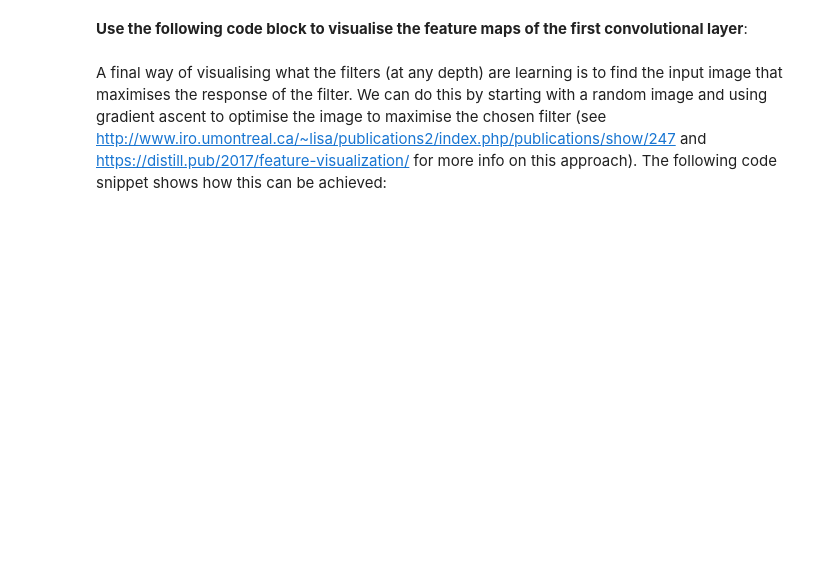
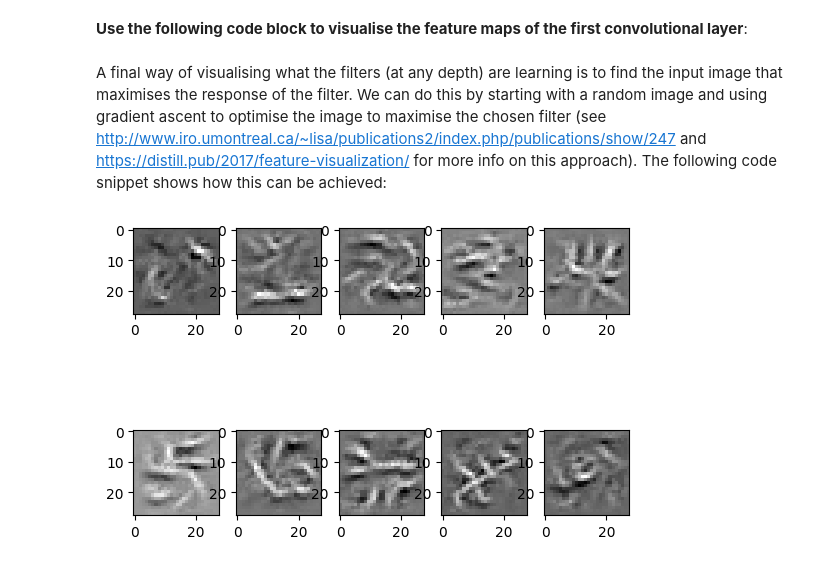
Before and after one commit to AndreiS22/deep_learning_labs, a Jupyter notebook: docs/labs/lab5/5_3_Visualise.ipynb, the cells around one changed output. Drawn from its saved outputs; the diff is of its cells as text; code cells hidden in the pictures; blank space fills up the shorter version.

Commit message:
Completed 5_3 Visualise

```diff
--- a/docs/labs/lab5/5_3_Visualise.ipynb
+++ b/docs/labs/lab5/5_3_Visualise.ipynb
@@ -71,12 +71,33 @@ We'll start by doing a few imports and then loading our pre-trained model. Once
 
 import torch
 import torch.nn.functional as F
+import torchvision.transforms as transforms
+import torchbearer
+from torch import nn
+from torch import optim
+from torch.utils.data import DataLoader
+from torchvision.datasets import MNIST
+from torchbearer import Trial
 import matplotlib.pyplot as plt
-from torch import nn
 
-import torch
-import torch.nn.functional as F
-from torch import nn
+# fix random seed for reproducibility
+seed = 7
+torch.manual_seed(seed)
+torch.backends.cudnn.deterministic = True
+
+# convert each image to tensor format
+transform = transforms.Compose([
+    transforms.ToTensor()  # convert to tensor
+])
+
+# load data
+trainset = MNIST(".", train=True, download=True, transform=transform)
+testset = MNIST(".", train=False, download=True, transform=transform)
+
+# create data loaders
+trainloader = DataLoader(trainset, batch_size=128, shuffle=True)
+testloader = DataLoader(testset, batch_size=128, shuffle=True)
+
 
 # Model Definition
 class BetterCNN(nn.Module):
@@ -104,5 +125,15 @@ class BetterCNN(nn.Module):
 
 # build the model and load state
 model = BetterCNN()
-model.load_state_dict(torch.load('bettercnn.weights'))
+# model.load_state_dict(torch.load('bettercnn.weights'))
+# define the loss function and the optimiser
+loss_function = nn.CrossEntropyLoss()
+optimiser = optim.Adam(model.parameters())
+
+device = "cpu" #"cuda:0" if torch.cuda.is_available() else "cpu"
+trial = Trial(model, optimiser, loss_function, metrics=['loss', 'accuracy']).to(device)
+trial.with_generators(trainloader, test_generator=testloader)
+trial.run(epochs=10)
+
+!pip install scipy
 # %% [output]
@@ -159,31 +195,33 @@ def visualise_maximum_activation(model, target, num=10, alpha = 1.0):
         input_img = torch.randn(1, 1, 28, 28, requires_grad=True)
 
         # we're interested in maximising outputs of the 3rd layer:
         conv_output = None
 
         def hook_function(module, grad_in, grad_out):
             nonlocal conv_output
             # Gets the conv output of the selected filter/feature (from selected layer)
             conv_output = grad_out[0, selected]
 
         hook = target.register_forward_hook(hook_function)
 
         for i in range(30):
             model(input_img)
             loss = torch.mean(conv_output)
             loss.backward()
 
             norm = input_img.grad.std() + 1e-5
             input_img.grad /= norm
             input_img.data = input_img + alpha * input_img.grad
 
         hook.remove()
 
         input_img = input_img.detach()
 
-        plt.subplot(2,num/2,selected+1)
+        plt.subplot(2,int(num/2),selected+1)
         plt.imshow(input_img[0,0], cmap=plt.get_cmap('gray'))
 
     plt.show()
 
 visualise_maximum_activation(model, model.fc3)
+# %% [output]
+[figure, added]
```
Also changed, not shown: parts of 3 cells of this notebook.
